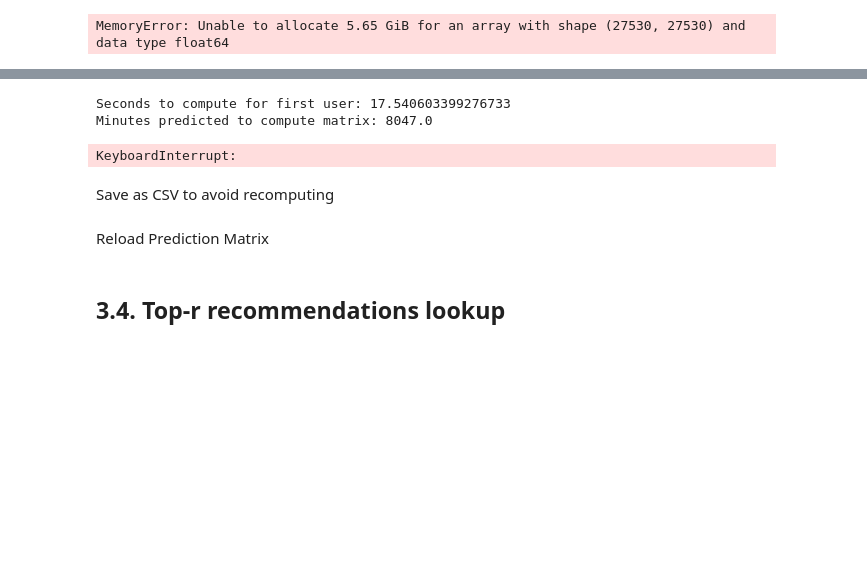
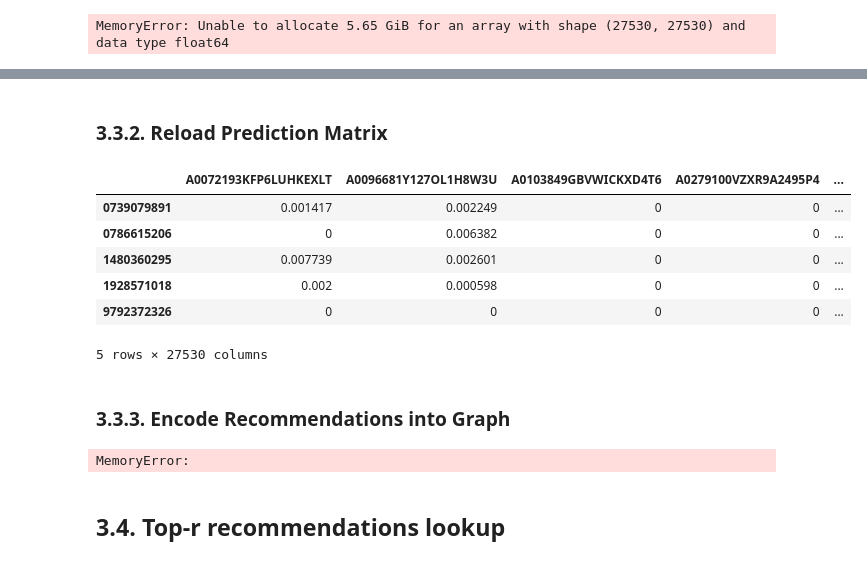
Before and after one commit to benedict-brunker/SINA-AT3_Group-33, a Jupyter notebook: notebooks/recommendations.ipynb, the cells around one changed output, grey strips where cells are left out. Saved outputs shown, nothing was run; the diff lists cells and outputs as text; code cells hidden in the pictures; blank space fills up the shorter version.

Commit message:
- new work on main recommendations notebook - separate script to add new recommendation edges (encountered memory error so trying to be more efficient) - new folder for python scripts

```diff
--- a/notebooks/recommendations.ipynb
+++ b/notebooks/recommendations.ipynb
@@ -417,8 +416,0 @@ Serious latency issue not yet resolved. Not worth executing until issue resolved
-# %%
-P = predict_ratings(U, S, k_only=False)
-# %% [output]
-Seconds to compute for first user: 17.540603399276733
-Minutes predicted to compute matrix: 8047.0
-KeyboardInterrupt:
-# %% [markdown]
-Save as CSV to avoid recomputing
@@ -428,8 +417,45 @@ P.to_csv(path)
 # %% [markdown]
-Reload Prediction Matrix
+### 3.3.2. Reload Prediction Matrix
 # %%
-path = os.path.join(project_dir, "data", "Prediction_Matrix.csv")
-P = pd.read_csv(path)
+from scipy import sparse
+import pandas as pd
+
+P_sparse = sparse.load_npz(os.path.join(lookups_dir, "prediction_matrix.npz"))
+product_index = np.load(os.path.join(lookups_dir, "U_rows.npy"))
+user_index = np.load(os.path.join(lookups_dir, "U_cols.npy"))
+# %%
+P = pd.DataFrame.sparse.from_spmatrix(
+    P_sparse,
+    index=product_index,
+    columns=user_index
+)
+P.head()
+# %% [output]
+|  | A0072193KFP6LUHKEXLT | A0096681Y127OL1H8W3U | A0103849GBVWICKXD4T6 | A0279100VZXR9A2495P4 | ... |
+| 0739079891 | 0.001417 | 0.002249 | 0 | 0 | ... |
+| 0786615206 | 0 | 0.006382 | 0 | 0 | ... |
+| 1480360295 | 0.007739 | 0.002601 | 0 | 0 | ... |
+| 1928571018 | 0.002 | 0.000598 | 0 | 0 | ... |
+| 9792372326 | 0 | 0 | 0 | 0 | ... |
+5 rows × 27530 columns
+# %% [markdown]
+### 3.3.3. Encode Recommendations into Graph
+# %%
+def add_recommendation_edges(graph=G, prediction_matrix=P, min_score=0):
+    for product in P.index:
+        for user in P.columns:
+            score = P.at[product, user]
+            if score > min_score:
+                G.add_edge(
+                    product,
+                    user,
+                    edge_type='Recommended',
+                    weight=score
+                )
+
+G2 = add_recommendation_edges()
+# %% [output]
+MemoryError:
 # %% [markdown]
 ## 3.4. Top-r recommendations lookup
 # %%
```
Also changed, not shown: parts of 21 cells of this notebook, 2 other files.
